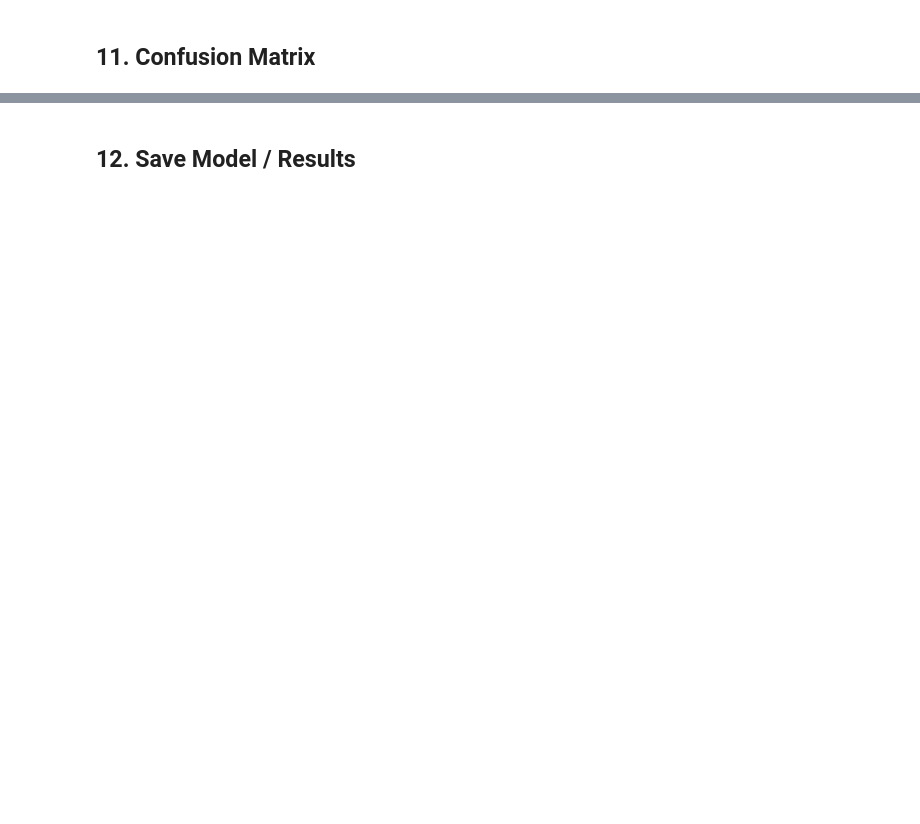
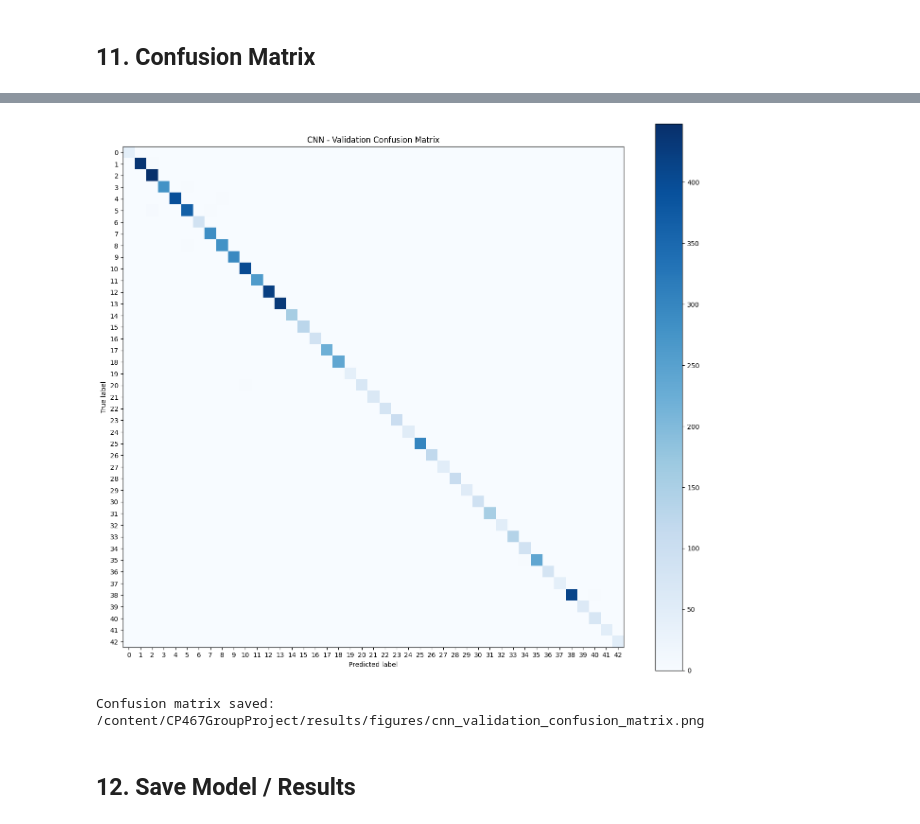
Before and after one commit to Davy-Chu/CP467GroupProject, a Jupyter notebook: notebooks/02_cnn.ipynb, the cells around one changed output, grey strips where cells are left out. Cells and saved outputs as stored; diff of their text form; code cells hidden in the pictures; blank space fills up the shorter version.

Commit message:
Added the same metrics and evaluations as HOG + SVM

```diff
--- a/notebooks/02_cnn.ipynb
+++ b/notebooks/02_cnn.ipynb
@@ -616,3 +786,42 @@ true 6 predicted as 20: 23 times
+# %%
+
+from sklearn.metrics import confusion_matrix, ConfusionMatrixDisplay
+
+#Generate validation predictions
+validation_predictions = predict(x_val)
+
+matrix = confusion_matrix(
+    y_val.numpy(),
+    validation_predictions,
+    labels=class_ids,
+)
+
+fig, ax = plt.subplots(figsize=(14, 12))
+
+ConfusionMatrixDisplay(
+    confusion_matrix=matrix,
+    display_labels=class_ids,
+).plot(
+    ax=ax,
+    cmap="Blues",
+    include_values=False,
+)
+
+ax.set_title("CNN - Validation Confusion Matrix")
+plt.tight_layout()
+
+save_path = RESULTS_DIR / "figures" / "cnn_validation_confusion_matrix.png"
+save_path.parent.mkdir(parents=True, exist_ok=True)
+
+fig.savefig(save_path, dpi=200, bbox_inches="tight")
+
+plt.show()
+plt.close(fig)
+
+print("Confusion matrix saved:", save_path)
+# %% [output]
+[figure, added]
+Confusion matrix saved: /content/CP467GroupProject/results/figures/cnn_validation_confusion_matrix.png
 # %% [markdown]
 ## 12. Save Model / Results
 # %%
```
Also changed, not shown: parts of 18 cells of this notebook.
